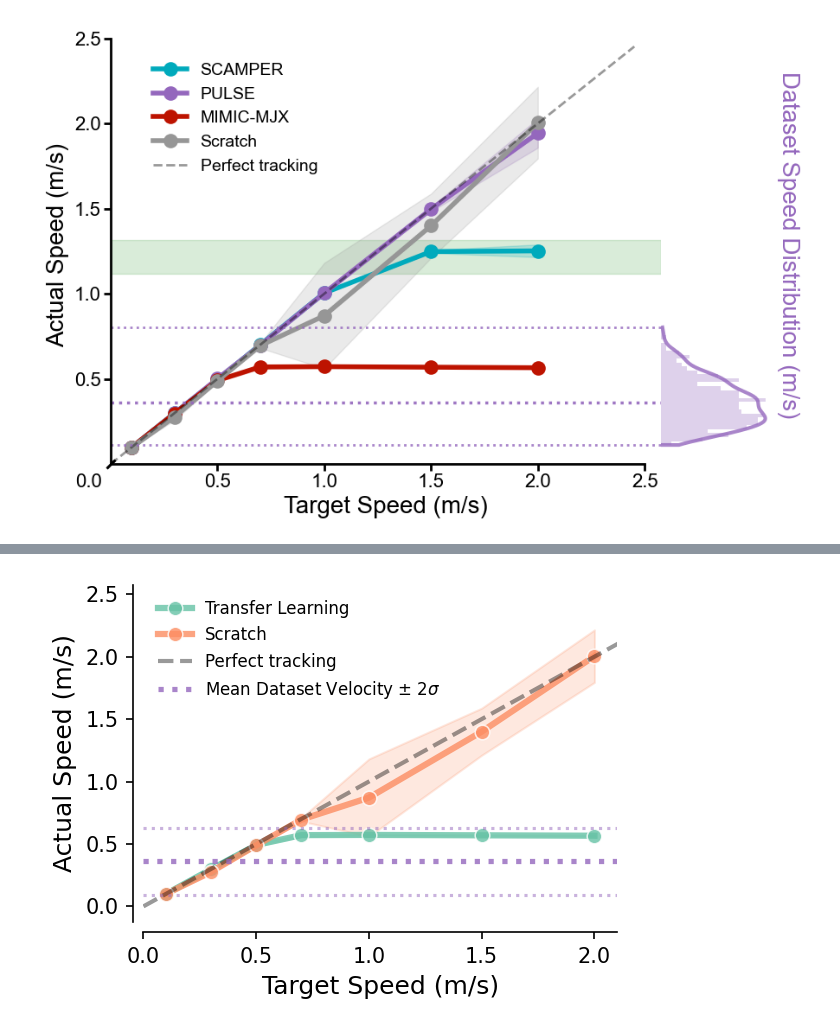
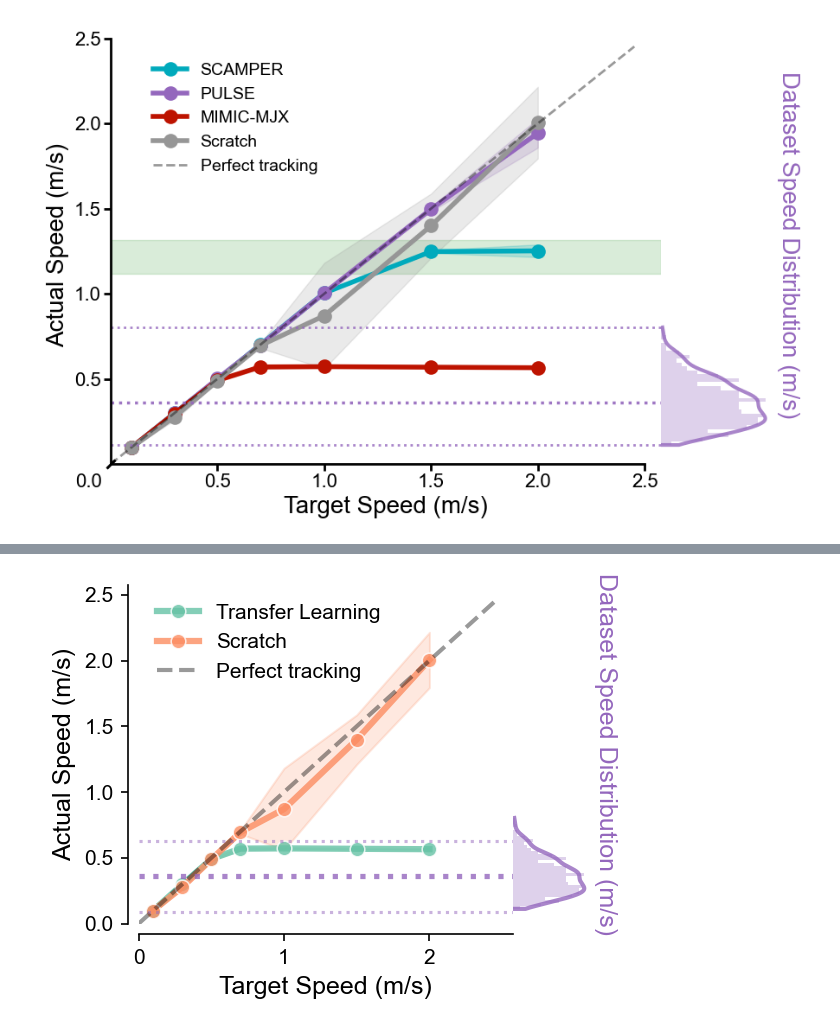
Before and after one commit to asirbu77/SCAMPER, a Jupyter notebook: notebooks/analysis/maintain_velocity_multi_model.ipynb, the cells around one changed output, grey strips where cells are left out. Saved outputs shown, nothing was run; the diff lists cells and outputs as text; code cells hidden in the pictures.

```diff
--- a/notebooks/analysis/maintain_velocity_multi_model.ipynb
+++ b/notebooks/analysis/maintain_velocity_multi_model.ipynb
@@ -1007,6 +1007,8 @@ Saved to /home/mila/a/aidan.sirbu/SCAMPER/notebooks/plots/rl_performance/maintai
 import matplotlib as mpl
 import matplotlib.pyplot as plt
 import seaborn as sns
+from matplotlib.gridspec import GridSpec
+from scipy.stats import gaussian_kde
 
 mpl.rcParams["figure.facecolor"] = "w"
 mpl.rcParams["figure.dpi"] = 150
@@ -1019,13 +1021,12 @@ mpl.rcParams["pdf.fonttype"] = 42
 mpl.rcParams["ps.fonttype"] = 42
 mpl.style.use("seaborn-v0_8-deep")
 
-# Filter out prior_decoder and rename Decoder-Only -> Transfer Learning
-df_fig5 = df[df["mode"] != "prior_decoder"].copy()
+# Filter out prior_decoder and distill, rename Decoder-Only -> Transfer Learning
+df_fig5 = df[~df["mode"].isin(["prior_decoder", "distill"])].copy()
 df_fig5["Training Mode"] = df_fig5["mode"].map(
     {
         "decoder_only": "Transfer Learning",
         "scratch": "Scratch",
-        "distill": "Distill",
     }
 )
 
@@ -1033,12 +1034,21 @@ set2 = sns.color_palette("Set2")
 palette = {
     "Transfer Learning": set2[0],
     "Scratch": set2[1],
-    "Distill": "tab:purple",
 }
-hue_order = ["Transfer Learning", "Scratch", "Distill"]
+hue_order = ["Transfer Learning", "Scratch"]
 
-fig, ax = plt.subplots(figsize=(4, 3))
+# Dataset speed distribution data
+bout_mean_window_speeds = bout_df["mean_peak_window_speed_ms"].values
+mpw_mean = np.mean(bout_mean_window_speeds)
+mpw_std = np.std(bout_mean_window_speeds)
+bout_color = "tab:purple"
 
+fig = plt.figure(figsize=(4, 3))
+gs = GridSpec(1, 2, width_ratios=[5, 1], wspace=0)
+ax = fig.add_subplot(gs[0])
+ax_dist = fig.add_subplot(gs[1], sharey=ax)
+
+# --- Main plot ---
 sns.lineplot(
     data=df_fig5,
     x="speed",
@@ -1066,17 +1076,13 @@ ax.plot(
 )
 
 # Mean peak window speed reference lines (mean +/- 2 std)
-bout_mean_window_speeds = bout_df["mean_peak_window_speed_ms"].values
-mpw_mean = np.mean(bout_mean_window_speeds)
-mpw_std = np.std(bout_mean_window_speeds)
-bout_color = "tab:purple"
 ax.axhline(
     mpw_mean,
     color=bout_color,
     linestyle=":",
     linewidth=2.5,
     alpha=0.8,
-    label=r"Mean Dataset Velocity $\pm$ 2$\sigma$",
+
 )
 ax.axhline(
     mpw_mean + 2 * mpw_std, color=bout_color, linestyle=":", linewidth=1.5, alpha=0.5
@@ -1085,9 +1091,13 @@ ax.axhline(
     mpw_mean - 2 * mpw_std, color=bout_color, linestyle=":", linewidth=1.5, alpha=0.5
 )
 
-ax.set_xlabel("Target Speed (m/s)", fontsize=12, fontweight="medium")
-ax.set_ylabel("Actual Speed (m/s)", fontsize=12, fontweight="medium")
-ax.set_xlim(0.0, df_fig5["speed"].max() * 1.05)
+ax.set_xlabel("Target Speed (m/s)", fontsize=12)
+ax.set_ylabel("Actual Speed (m/s)", fontsize=12)
+
+# Force axes to start at 0 so spines connect at the origin
+ax.set_xlim(left=0)
+ax.set_ylim(bottom=0)
+
 ax.tick_params(axis="both", labelsize=10)
 
 sns.despine(ax=ax)
@@ -1095,10 +1105,46 @@ ax.spines["left"].set_position(("outward", 5))
 ax.spines["bottom"].set_position(("outward", 5))
 
 ax.legend(
-    fontsize=8,
+    fontsize=10,
     frameon=False,
     loc="upper left",
 )
+
+# --- Marginal histogram + KDE of dataset speeds ---
+ax_dist.hist(
+    bout_mean_window_speeds,
+    bins=30,
+    orientation="horizontal",
+    color=bout_color,
+    alpha=0.3,
+    edgecolor="none",
+)
+
+# KDE overlay scaled to match histogram, with vertical drop to 0 at min
+kde = gaussian_kde(bout_mean_window_speeds)
+y_grid = np.linspace(bout_mean_window_speeds.min(), bout_mean_window_speeds.max(), 300)
+kde_vals = kde(y_grid)
+hist_counts, _ = np.histogram(bout_mean_window_speeds, bins=30)
+kde_scale = hist_counts.max() / kde_vals.max()
+kde_scaled = kde_vals * kde_scale
+
+# Append a point at (0, min) so the line drops straight down
+y_plot = np.concatenate([[bout_mean_window_speeds.min()], y_grid])
+x_plot = np.concatenate([[0], kde_scaled])
+ax_dist.plot(x_plot, y_plot, color=bout_color, linewidth=2, alpha=0.8)
+
+ax_dist.tick_params(labelbottom=False, labelleft=False, length=0)
+sns.despine(ax=ax_dist, left=True, bottom=True)
+
+# Vertical label on the right side of the distribution panel
+ax_dist.set_ylabel(
+    "Dataset Speed Distribution (m/s)",
+    fontsize=12,
+    color=bout_color,
+    rotation=270,
+    labelpad=14,
+)
+ax_dist.yaxis.set_label_position("right")
 
 plt.tight_layout()
 
@@ -1137 +1166 @@ Mean peak window speed: 0.360 +/- 0.135 m/s
-[figure, old version]
+[figure, new version]
```
Also changed, not shown: parts of 2 cells of this notebook, 1 other file.
